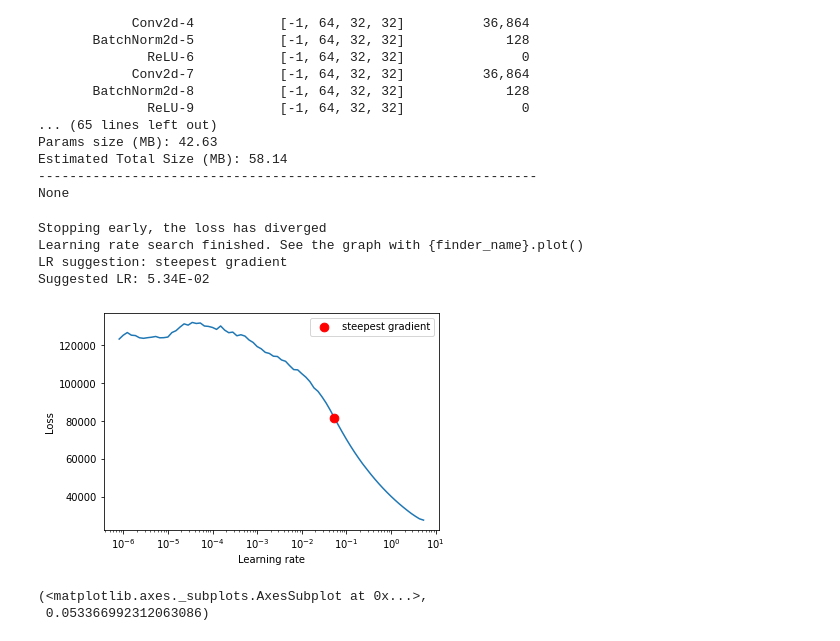
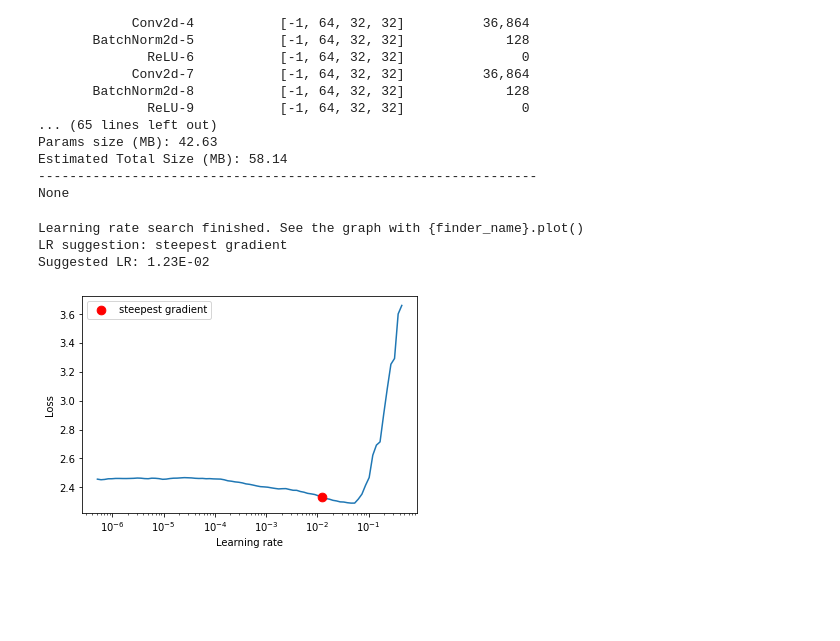
Before and after one commit to theschoolof-ai/JEDI, a Jupyter notebook: S10/S10.ipynb, the cells around one changed output. Cells and saved outputs as stored; diff of their text form; code cells hidden in the pictures; blank space fills up the shorter version.

```diff
--- a/S10/S10.ipynb
+++ b/S10/S10.ipynb
@@ -299,42 +110,31 @@ class test_transform_alb(Dataset):
 # %%
-'''
-criterion = nn.CrossEntropyLoss()
-optimizer = optim.Adam(model.parameters(), lr=1e-7, weight_decay=1e-2)
-lr_finder = LRFinder(model, optimizer, criterion, device="cuda")
-lr_finder.range_test(trainloader, end_lr=100, num_iter=100, step_mode="exp")
-'''
+
 %matplotlib inline
 
 import torch.nn as nn
 import torch.optim as optim
 from __future__ import print_function
 import torch.optim as optim
 from torch.optim.lr_scheduler import StepLR
 import sys
 
-
-
 import torch.optim as optim
 from torch.optim.lr_scheduler import StepLR
 
-accu = []
-loss_test = []
 
-# SGD
+# SGD with momentum for lr_finder
+
 criterion = nn.CrossEntropyLoss()
-optimizer = optim.SGD(model_.parameters(), lr=1e-7,  momentum=0.9, weight_decay=1e-2)
+optimizer = optim.SGD(model_.parameters(), lr=1e-7, momentum=0.9, weight_decay=5e-4)
 lr_finder = LRFinder(model_, optimizer, criterion, device="cuda")
-lr_finder.range_test(train_loader_CIFAR10_alb, end_lr=100, num_iter=100, step_mode="exp")
-
+lr_finder.range_test(train_loader_CIFAR10_alb, end_lr=1, num_iter=100, step_mode="exp")
 lr_finder.plot()
+lr_finder.reset()
 # %% [output]
-Stopping early, the loss has diverged
 Learning rate search finished. See the graph with {finder_name}.plot()
 LR suggestion: steepest gradient
-Suggested LR: 5.34E-02
+Suggested LR: 1.23E-02
-[figure, old version]
+[figure, new version]
-(<matplotlib.axes._subplots.AxesSubplot at 0x...>,
- 0.053366992312063086)
 # %%
 from torch.optim.lr_scheduler import ReduceLROnPlateau
 valid_acc = []
```
Also changed, not shown: parts of 16 cells of this notebook, 2 other files.
